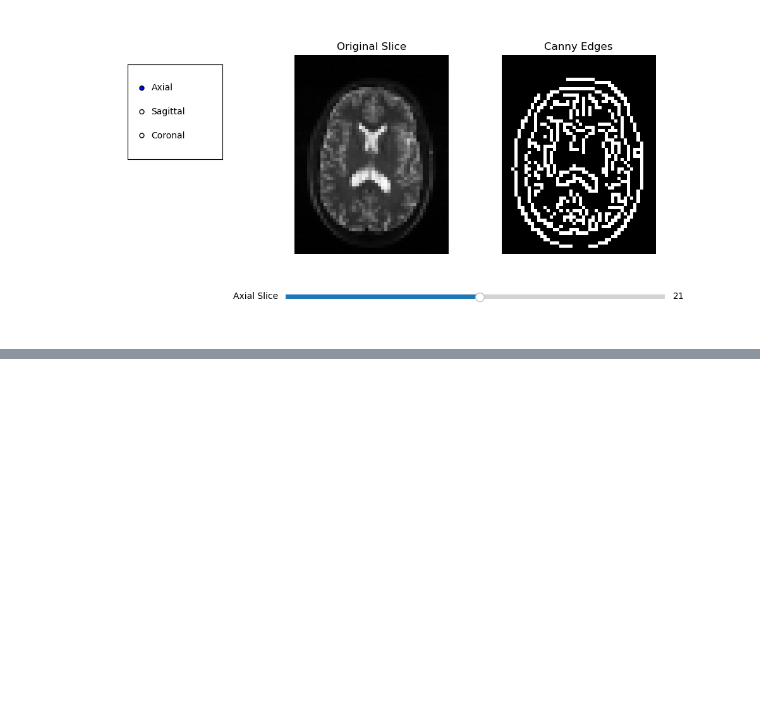
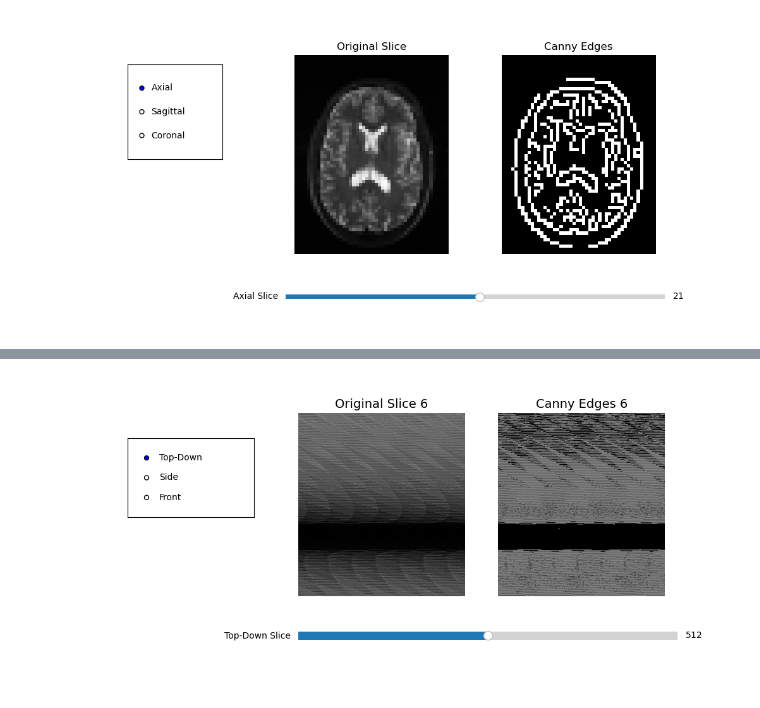
Before and after one commit to Bosser16/canny-edge, a Jupyter notebook: Canny-Edge-Slices.ipynb, the cells around one changed output, grey strips where cells are left out. Cells and saved outputs as stored; diff of their text form; code cells hidden in the pictures; blank space fills up the shorter version.

Commit message:
Added the new datasets, still need to work on kingsnake

```diff
--- a/Canny-Edge-Slices.ipynb
+++ b/Canny-Edge-Slices.ipynb
@@ -284,0 +411,72 @@ Note: you may need to restart the kernel to use updated packages.
+# %%
+def load_volume6(filename: str, shape=(1024, 1024, 795), dtype=np.uint8) -> np.ndarray:
+    with open(filename, 'rb') as f:
+        volume = np.fromfile(f, dtype=dtype).reshape(shape)
+    return volume
+
+def get_slice6(volume6: np.ndarray, axis6: int, index6: int) -> np.ndarray:
+    if axis6 == 0:
+        slice_2d6 = volume6[index6, :, :]
+    elif axis6 == 1:
+        slice_2d6 = volume6[:, index6, :]
+    elif axis6 == 2:
+        slice_2d6 = volume6[:, :, index6]
+    else:
+        raise ValueError("Axis must be 0, 1, or 2.")
+    return ((slice_2d6 - np.min(slice_2d6)) / np.ptp(slice_2d6) * 255).astype(np.uint8)
+
+def apply_canny6(img6: np.ndarray, low_thresh6=50, high_thresh6=150) -> np.ndarray:
+    return cv2.Canny(img6, low_thresh6, high_thresh6)
+
+filename6 = "kingsnake_1024x1024x795_uint8.raw"
+shape6 = (1024, 1024, 795)
+volume6 = load_volume6(filename6, shape6)
+
+axis6 = 0
+slice_index6 = shape6[axis6] // 2
+
+fig6, (ax1_6, ax2_6) = plt.subplots(1, 2, figsize=(10, 5))
+plt.subplots_adjust(left=0.32, bottom=0.3)
+
+img6 = get_slice6(volume6, axis6, slice_index6)
+edges6 = apply_canny6(img6)
+
+im1_6 = ax1_6.imshow(img6, cmap='gray', aspect='auto')
+ax1_6.set_title("Original Slice 6", fontsize=14)
+ax1_6.axis("off")
+
+im2_6 = ax2_6.imshow(edges6, cmap='gray', aspect='auto')
+ax2_6.set_title("Canny Edges 6", fontsize=14)
+ax2_6.axis("off")
+
+radio_ax6 = plt.axes([0.05, 0.55, 0.2, 0.25])
+radio6 = RadioButtons(radio_ax6, ('Top-Down', 'Side', 'Front'))
+
+slider_ax6 = plt.axes([0.32, 0.15, 0.6, 0.05], facecolor='lightgray')
+slider6 = Slider(slider_ax6, f'{["Top-Down", "Side", "Front"][axis6]} Slice',
+                 0, shape6[axis6] - 1, valinit=slice_index6, valstep=1)
+
+def update6(val):
+    idx6 = int(slider6.val)
+    new_img6 = get_slice6(volume6, axis6, idx6)
+    new_edges6 = apply_canny6(new_img6)
+
+    im1_6.set_data(new_img6)
+    im2_6.set_data(new_edges6)
+    ax1_6.set_title(f"{['Top-Down', 'Side', 'Front'][axis6]} Slice {idx6}", fontsize=14)
+    fig6.canvas.draw_idle()
+
+def change_axis6(label6):
+    global axis6
+    axis6 = {'Top-Down': 0, 'Side': 1, 'Front': 2}[label6]
+    slider6.label.set_text(f'{label6} Slice')
+    slider6.valmax = shape6[axis6] - 1
+    slider6.ax.set_xlim(0, shape6[axis6] - 1)
+    slider6.set_val(shape6[axis6] // 2)
+
+slider6.on_changed(update6)
+radio6.on_clicked(change_axis6)
+
+plt.show()
+# %% [output]
+[figure, added]
```
Also changed, not shown: parts of 4 cells of this notebook, 2 other files.
